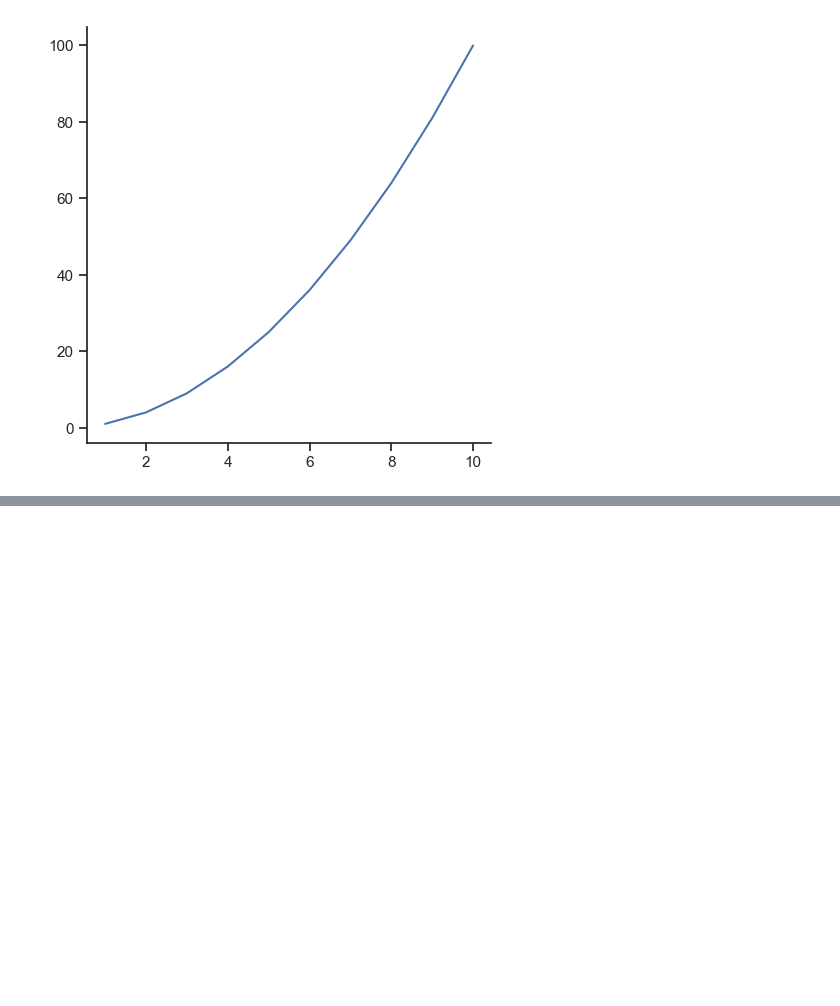
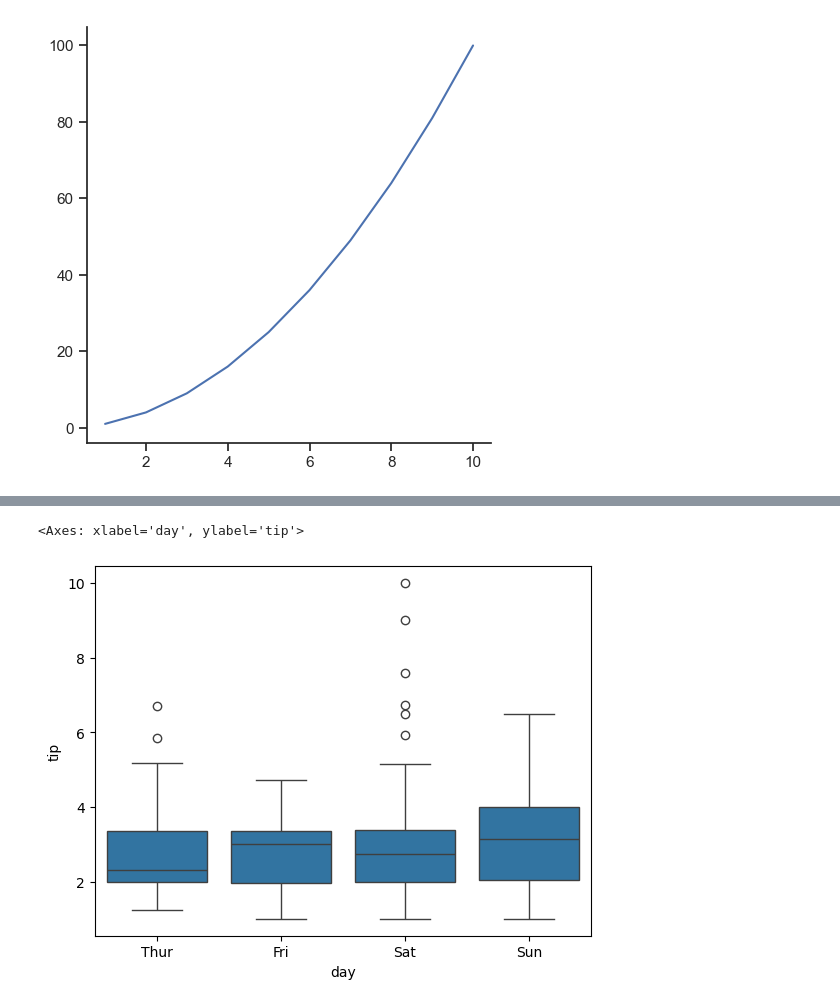
Before and after one commit to raghhavv03/data-analysis-with-python, a Jupyter notebook: notebooks/08_seaborn_tutorial.ipynb, the cells around one changed output, grey strips where cells are left out. Cells and saved outputs as stored; diff of their text form; code cells hidden in the pictures; blank space fills up the shorter version.

```diff
--- a/notebooks/08_seaborn_tutorial.ipynb
+++ b/notebooks/08_seaborn_tutorial.ipynb
@@ -65,0 +104,10 @@ sns.relplot(
+# %%
+# box plots
+sns.boxplot(
+    data = tips,
+    x = "day",
+    y = "tip",
+)
+# %% [output]
+<Axes: xlabel='day', ylabel='tip'>
+[figure, added]
```
Also changed, not shown: parts of 6 cells of this notebook, 6 other files.
